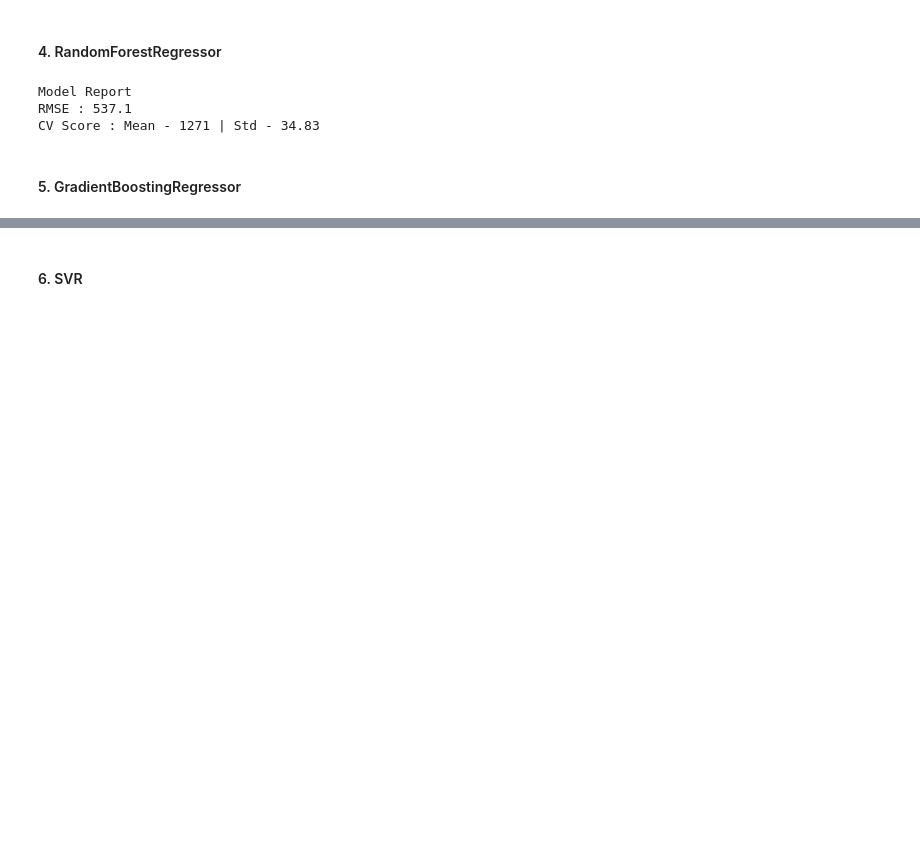
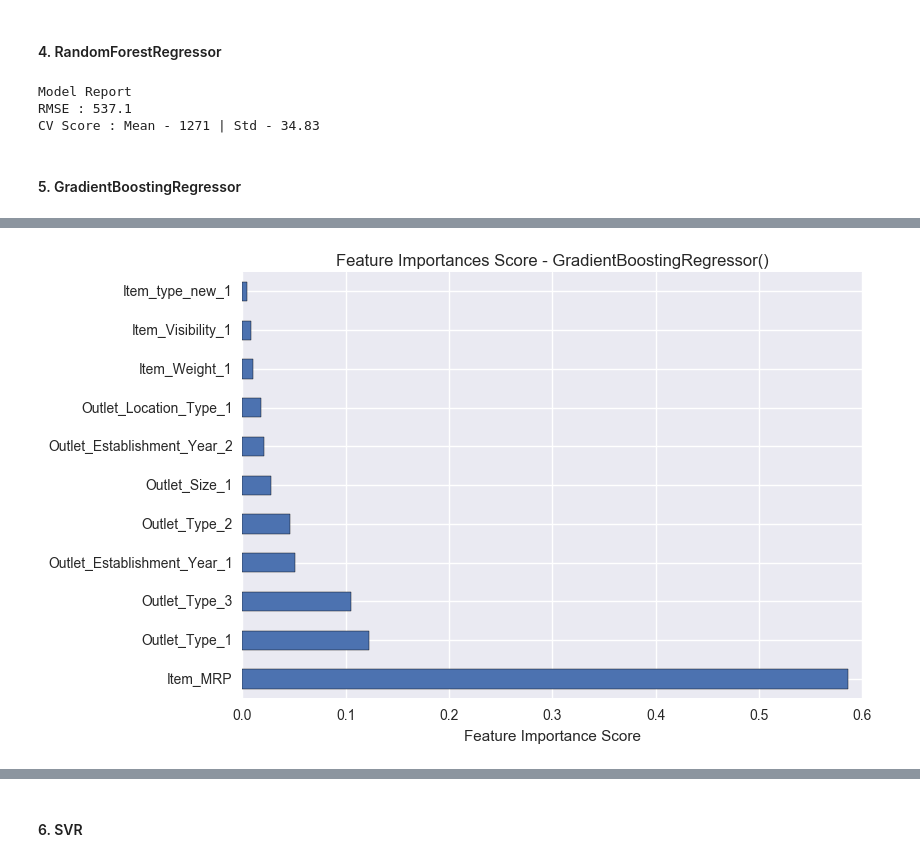
Before and after one commit to Dhrubajit-Das/MachineLearning-Projects, a Jupyter notebook: Supervised/Big Mart Sales/Model Selection and Feature Selection.ipynb, the cells around one changed output, grey strips where cells are left out. Drawn from its saved outputs; the diff is of its cells as text; code cells hidden in the pictures; blank space fills up the shorter version.

```diff
--- a/Supervised/Big Mart Sales/Model Selection and Feature Selection.ipynb
+++ b/Supervised/Big Mart Sales/Model Selection and Feature Selection.ipynb
@@ -134,0 +169,11 @@ CV Score : Mean - 1091 | Std - 19.55
+# %%
+predictors = ['Item_MRP', 'Item_Weight_1', 'Item_Visibility_1',
+       'Outlet_Establishment_Year_1', 'Outlet_Establishment_Year_2',
+       'Outlet_Size_1', 'Outlet_Location_Type_1', 'Outlet_Type_1',
+       'Outlet_Type_2', 'Outlet_Type_3', 'Item_type_new_1']
+feat_imp = pd.Series(gbr.feature_importances_, predictors).sort_values(ascending=False)
+feat_imp.plot(kind='barh', title='Feature Importances Score - GradientBoostingRegressor()')
+plt.xlabel('Feature Importance Score')
+plt.savefig("feat_imp.png")
+# %% [output]
+[figure, added]
```
Also changed, not shown: parts of 8 cells of this notebook, 3 other files.
